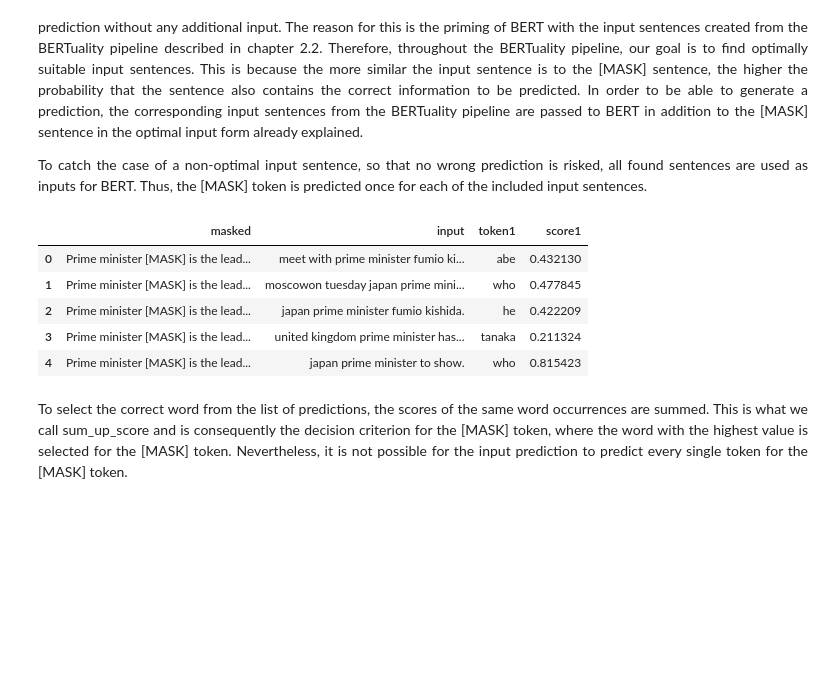
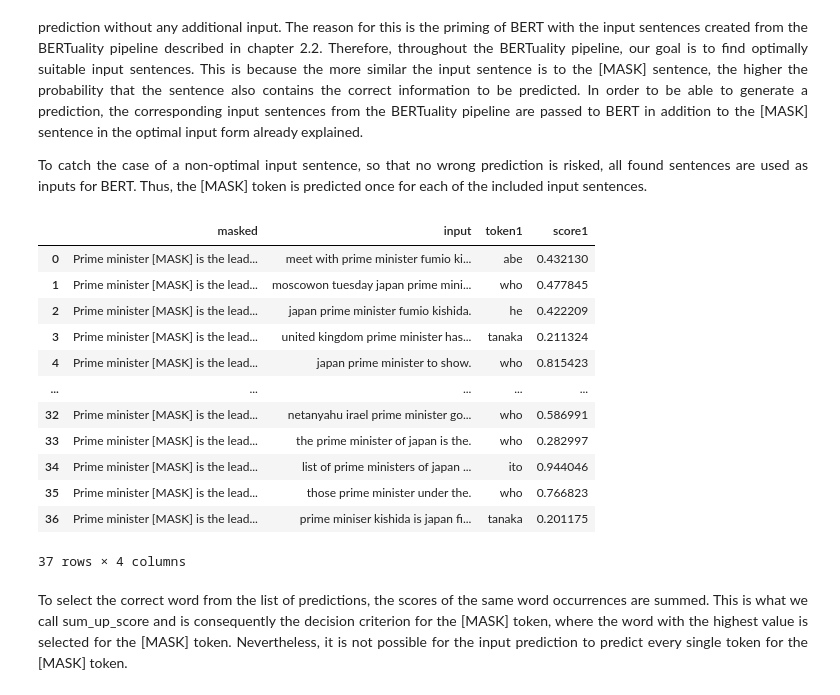
Before and after one commit to SimonKerner/bertuality, a Jupyter notebook: TODO_Notebook.ipynb, the cells around one changed output. Saved outputs shown, nothing was run; the diff lists cells and outputs as text; code cells hidden in the pictures; blank space fills up the shorter version.

```diff
--- a/TODO_Notebook.ipynb
+++ b/TODO_Notebook.ipynb
@@ -18,7 +18,8 @@ from bertuality import BERTuality_loader
 from bertuality import BERTuality_quickstart
 
 import pandas as pd
-pd.set_option('display.max_colwidth', None)
+pd.set_option('display.max_colwidth', 100)
+pd.set_option('display.max_rows', 18)
 import os
 # %% [markdown]
 <p style='text-align: justify;'>Additionally, we need to define a path to our BERTuality package and need to import our pre-saved and pre-trained model. This pre-trained model is equal to "bert-based-uncased". While it is also possible to easily import models via the Hugginface API, we also saved it into the package files. </p>
@@ -379,15 +364,22 @@ focus_df.style.set_properties(**{'text-align': 'left'}).set_table_styles([ dict(
 input_prediction = BERTuality.make_predictions(mask_sentence, focus_query, model, tokenizer)
 # %%
 # let's have a look at the first 5 predictions of the input prediction
-input_prediction_df = input_prediction[["masked", "input", "token1", "score1"]].head()
-input_prediction_df.style.set_properties(**{'text-align': 'left'}).set_table_styles([ dict(selector='th', props=[('text-align', 'center')]) ])
+input_prediction_df = input_prediction[["masked", "input", "token1", "score1"]]
+input_prediction_df
 # %% [output]
 |  | masked | input | token1 | score1 |
 | 0 | Prime minister [MASK] is the lead... | meet with prime minister fumio ki... | abe | 0.432130 |
 | 1 | Prime minister [MASK] is the lead... | moscowon tuesday japan prime mini... | who | 0.477845 |
 | 2 | Prime minister [MASK] is the lead... | japan prime minister fumio kishida. | he | 0.422209 |
 | 3 | Prime minister [MASK] is the lead... | united kingdom prime minister has... | tanaka | 0.211324 |
 | 4 | Prime minister [MASK] is the lead... | japan prime minister to show. | who | 0.815423 |
+| ... | ... | ... | ... | ... |
+| 32 | Prime minister [MASK] is the lead... | netanyahu irael prime minister go... | who | 0.586991 |
+| 33 | Prime minister [MASK] is the lead... | the prime minister of japan is the. | who | 0.282997 |
+| 34 | Prime minister [MASK] is the lead... | list of prime ministers of japan ... | ito | 0.944046 |
+| 35 | Prime minister [MASK] is the lead... | those prime minister under the. | who | 0.766823 |
+| 36 | Prime minister [MASK] is the lead... | prime miniser kishida is japan fi... | tanaka | 0.201175 |
+37 rows × 4 columns
 # %% [markdown]
 <p style='text-align: justify;'>To select the correct word from the list of predictions, the scores of the same word occurrences are summed. This is what we call sum_up_score and is consequently the decision criterion for the [MASK] token, where the word with the highest value is selected for the [MASK] token. Nevertheless, it is not possible for the input prediction to predict every single token for the [MASK] token.</p>
 # %%
```
Also changed, not shown: parts of 8 cells of this notebook.
